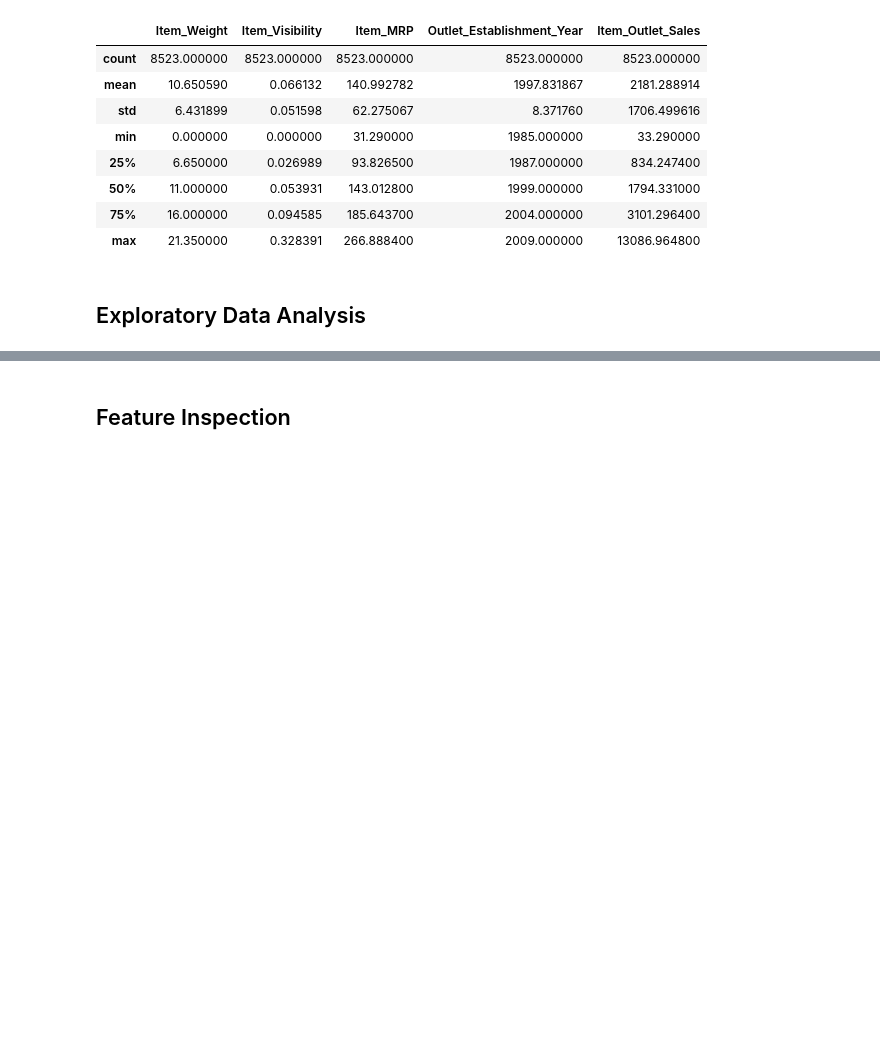
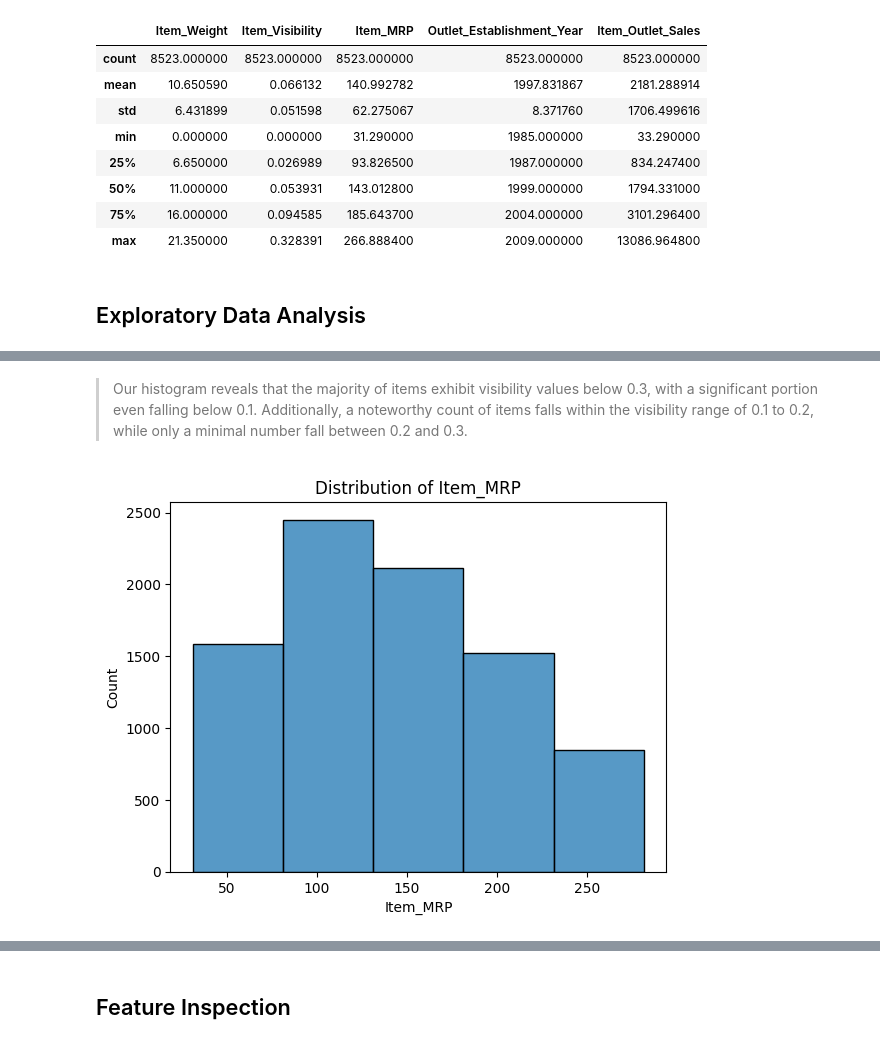
Before and after one commit to jrukundo256/Prediction-of-Product-Sales, a Jupyter notebook: Prediction_of_Product_Sales.ipynb, the cells around one changed output, grey strips where cells are left out. Cells and saved outputs as stored; diff of their text form; code cells hidden in the pictures; blank space fills up the shorter version.

```diff
--- a/Prediction_of_Product_Sales.ipynb
+++ b/Prediction_of_Product_Sales.ipynb
@@ -245,0 +268,8 @@ df[num_cols].describe()
+# %% [markdown]
+> Our histogram reveals that the majority of items exhibit visibility values below 0.3, with a significant portion even falling below 0.1. Additionally, a noteworthy count of items falls within the visibility range of 0.1 to 0.2, while only a minimal number fall between 0.2 and 0.3.
+# %%
+# Histogram to view the distribution of Item_MRP
+ax = sns.histplot(data = df, x = 'Item_MRP', binwidth = 50)
+ax.set(title = 'Distribution of Item_MRP');
+# %% [output]
+[figure, added]
```
Also changed, not shown: parts of 50 cells of this notebook.
